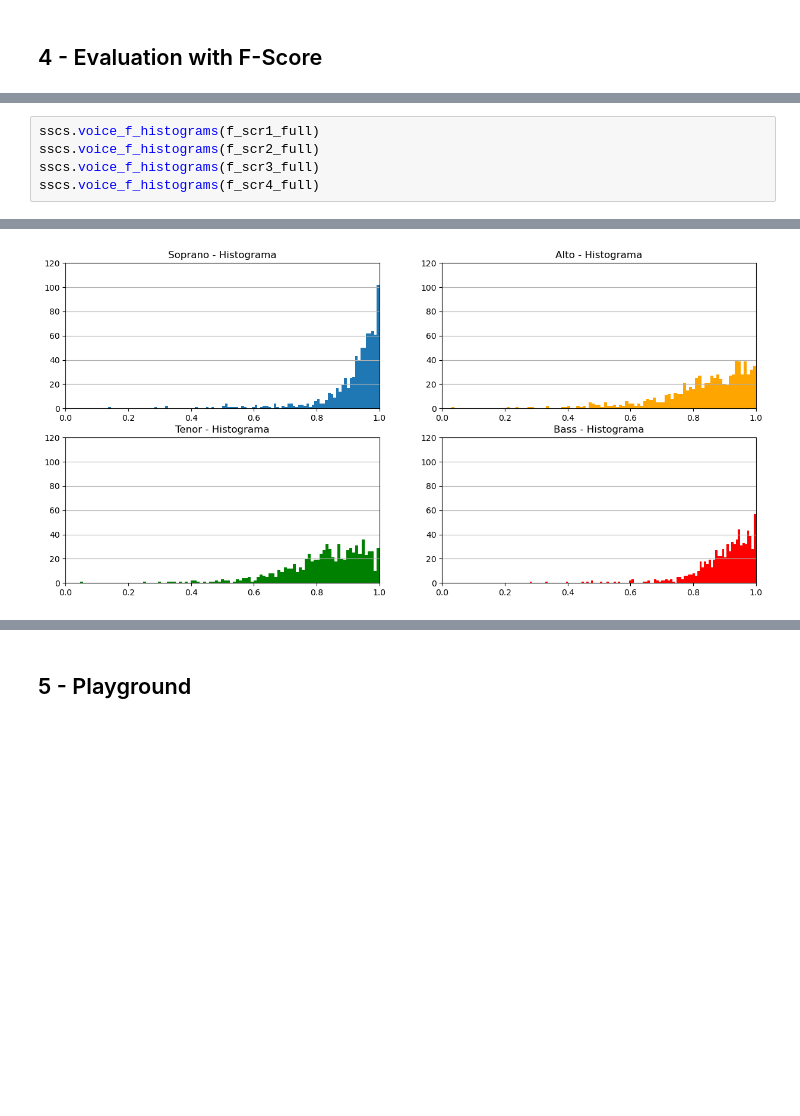
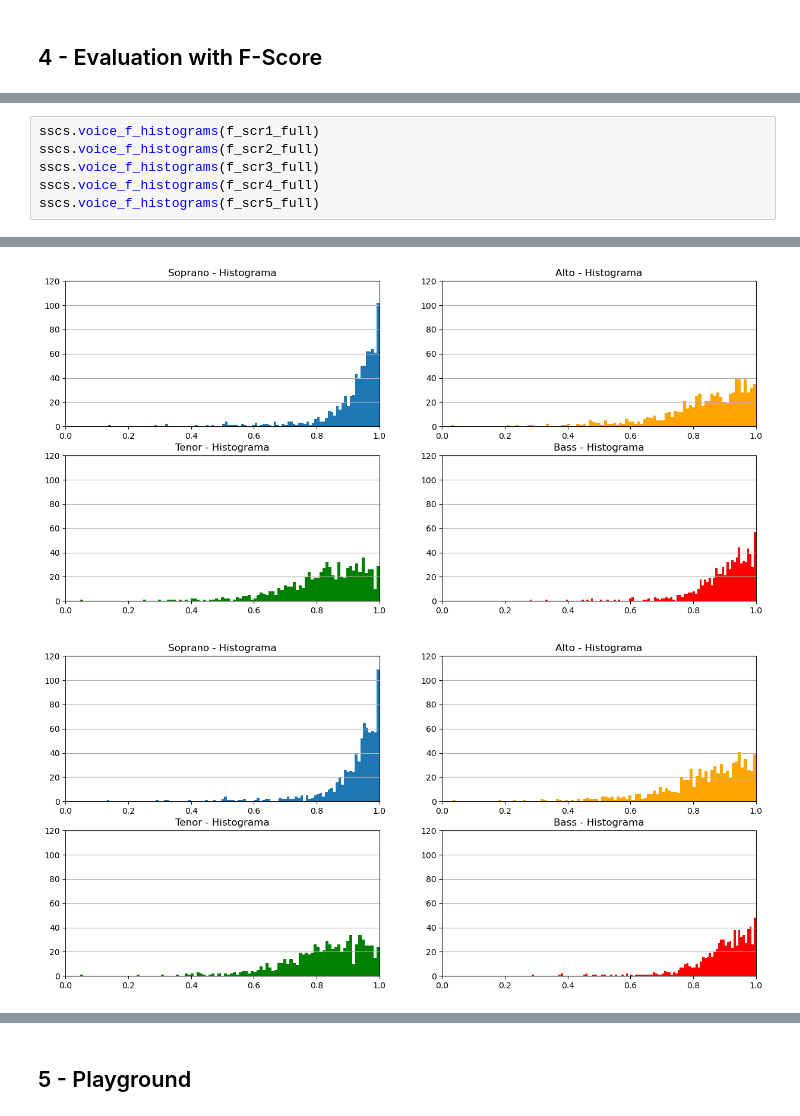
Before and after one commit to Xornotor/VocalAssignment-SSCS, a Jupyter notebook: SSCS_Training.ipynb, the cells around one changed output, grey strips where cells are left out. Cells and saved outputs as stored; diff of their text form; blank space fills up the shorter version.

```diff
--- a/SSCS_Training.ipynb
+++ b/SSCS_Training.ipynb
@@ -221,13 +106,15 @@ sscs.joint_f_histograms(f_scr4_full)
 # %%
 sscs.voice_f_histograms(f_scr1_full)
 sscs.voice_f_histograms(f_scr2_full)
 sscs.voice_f_histograms(f_scr3_full)
 sscs.voice_f_histograms(f_scr4_full)
+sscs.voice_f_histograms(f_scr5_full)
 # %% [output]
 [figure]
 [figure]
 [figure]
 [figure]
+[figure, added]
 # %%
 sscs.boxplot(f_scr1_full)
 sscs.boxplot(f_scr2_full)
```
Also changed, not shown: parts of 8 cells of this notebook, 1 other file.
